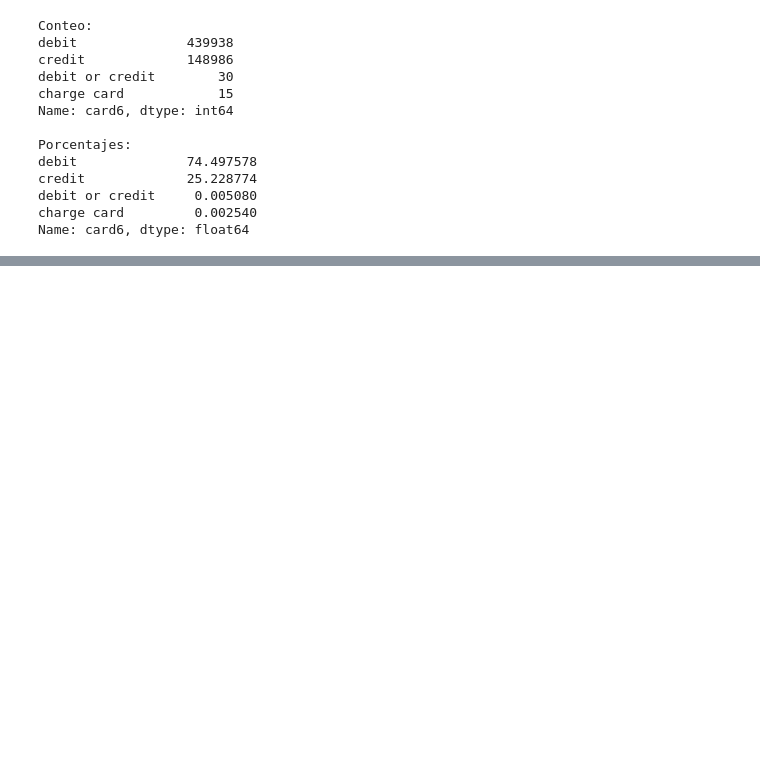
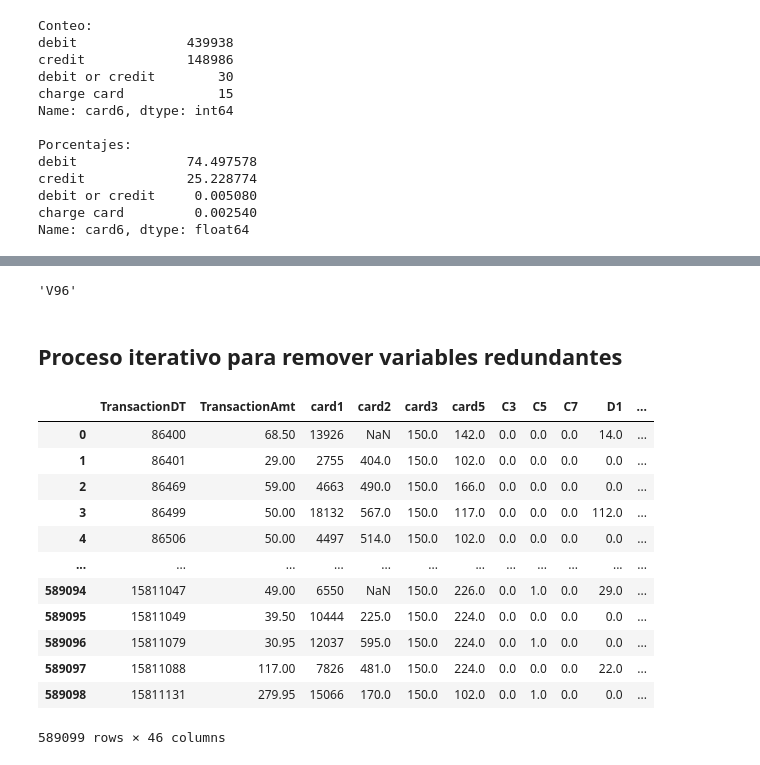
Before and after one commit to alejo963/Proyecto_Integrador, a Jupyter notebook: exploration.ipynb, the cells around one changed output, grey strips where cells are left out. Saved outputs shown, nothing was run; the diff lists cells and outputs as text; code cells hidden in the pictures; blank space fills up the shorter version.

```diff
--- a/exploration.ipynb
+++ b/exploration.ipynb
@@ -197,0 +253,11 @@ Name: card6, dtype: float64
+# %%
+tx_df = pd.get_dummies(tx_df, drop_first=True)
+# %%
+def multiple_corr(X):
+    S = X.cov()
+    S_inv = la.inv(S)
+    R2 = 1 - 1 / (np.diag(S) * np.diag(S_inv))
+    return pd.Series(R2, index=X.columns)
+# %%
+X = tx_df.drop('isFraud', axis=1)
+multiple_corr(X).sort_values(ascending=False)
@@ -197,0 +293,30 @@ Name: card6, dtype: float64
+# %%
+r_temp.index[0]
+# %% [output]
+'V96'
+# %% [markdown]
+## Proceso iterativo para remover variables redundantes
+# %%
+X_c = X.copy()
+while True:
+    R2 = multiple_corr(X_c).sort_values(ascending=False)
+    if R2[0] > 0.7:
+        X_c.drop(R2.index[0], axis=1, inplace=True)
+    else:
+        break
+# %%
+X_c
+# %% [output]
+|  | TransactionDT | TransactionAmt | card1 | card2 | card3 | card5 | C3 | C5 | C7 | D1 | ... |
+| 0 | 86400 | 68.50 | 13926 | NaN | 150.0 | 142.0 | 0.0 | 0.0 | 0.0 | 14.0 | ... |
+| 1 | 86401 | 29.00 | 2755 | 404.0 | 150.0 | 102.0 | 0.0 | 0.0 | 0.0 | 0.0 | ... |
+| 2 | 86469 | 59.00 | 4663 | 490.0 | 150.0 | 166.0 | 0.0 | 0.0 | 0.0 | 0.0 | ... |
+| 3 | 86499 | 50.00 | 18132 | 567.0 | 150.0 | 117.0 | 0.0 | 0.0 | 0.0 | 112.0 | ... |
+| 4 | 86506 | 50.00 | 4497 | 514.0 | 150.0 | 102.0 | 0.0 | 0.0 | 0.0 | 0.0 | ... |
+| ... | ... | ... | ... | ... | ... | ... | ... | ... | ... | ... | ... |
+| 589094 | 15811047 | 49.00 | 6550 | NaN | 150.0 | 226.0 | 0.0 | 1.0 | 0.0 | 29.0 | ... |
+| 589095 | 15811049 | 39.50 | 10444 | 225.0 | 150.0 | 224.0 | 0.0 | 0.0 | 0.0 | 0.0 | ... |
+| 589096 | 15811079 | 30.95 | 12037 | 595.0 | 150.0 | 224.0 | 0.0 | 1.0 | 0.0 | 0.0 | ... |
+| 589097 | 15811088 | 117.00 | 7826 | 481.0 | 150.0 | 224.0 | 0.0 | 0.0 | 0.0 | 22.0 | ... |
+| 589098 | 15811131 | 279.95 | 15066 | 170.0 | 150.0 | 102.0 | 0.0 | 1.0 | 0.0 | 0.0 | ... |
+589099 rows × 46 columns
```
Also changed, not shown: parts of 11 cells of this notebook.
